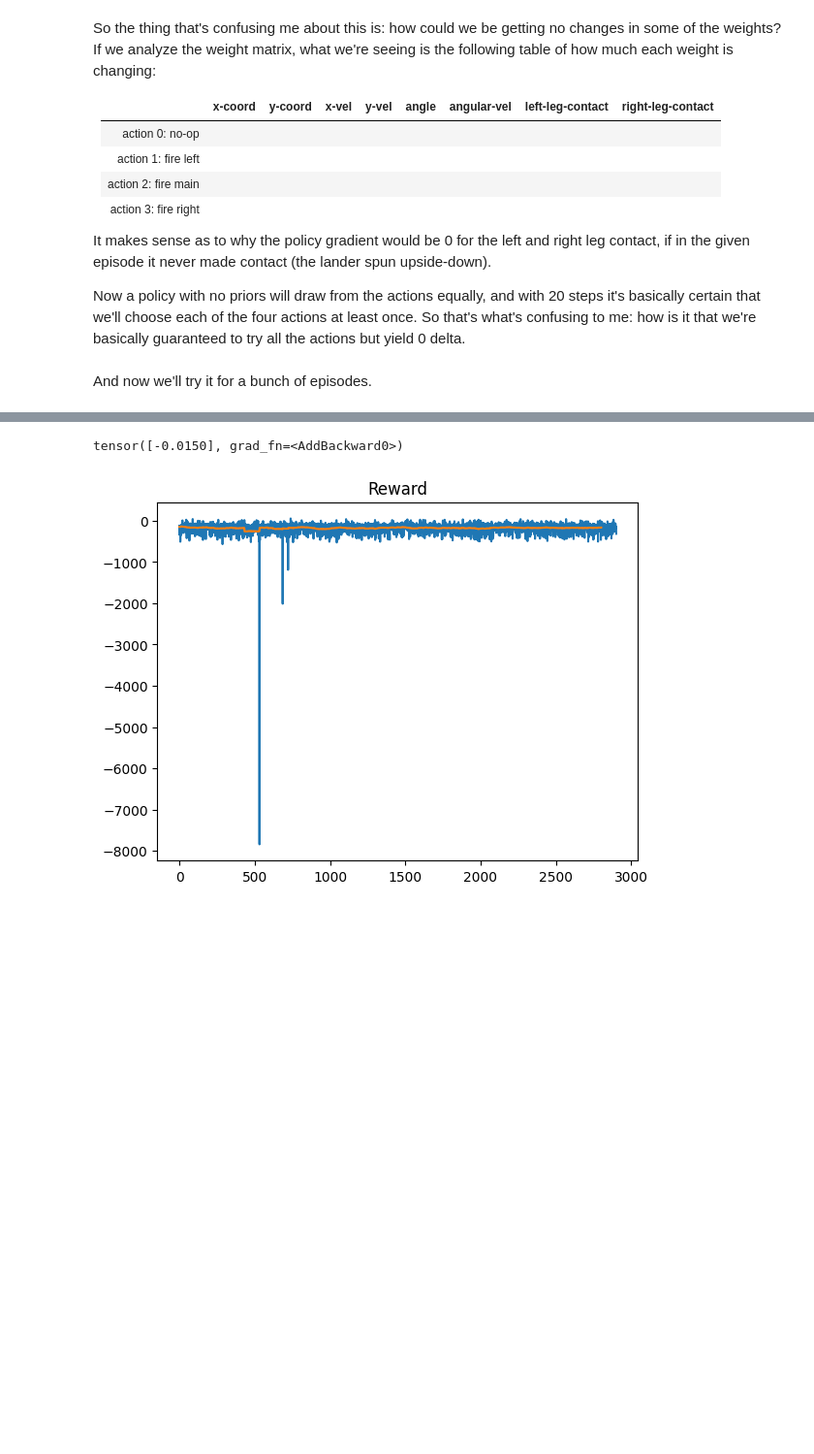
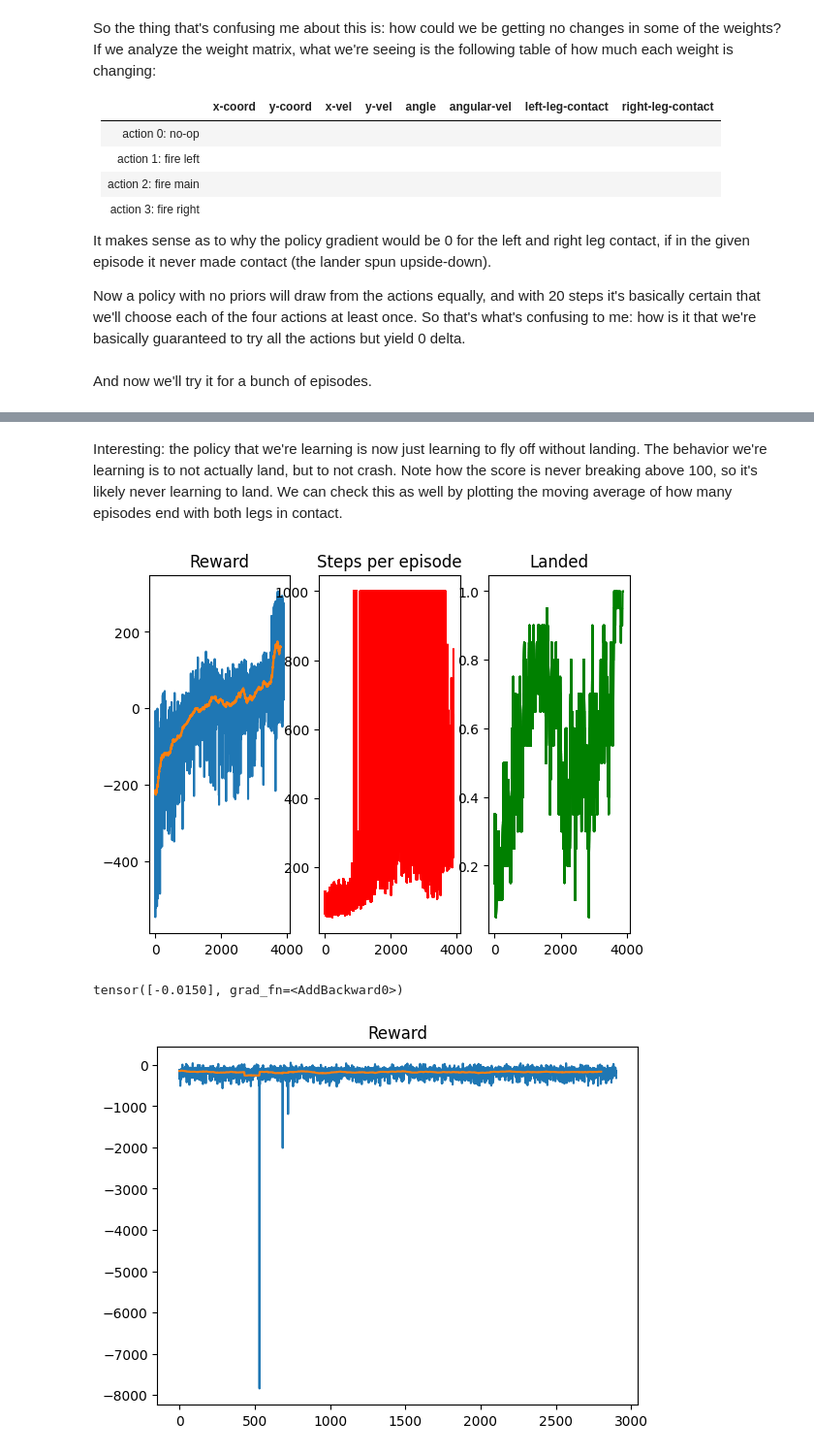
Before and after one commit to bkitano/rl-from-scratch, a Jupyter notebook: REINFORCE.ipynb, the cells around one changed output, grey strips where cells are left out. Shown at 97% size. Saved outputs shown, nothing was run; the diff lists cells and outputs as text; code cells hidden in the pictures; blank space fills up the shorter version.

Commit message:
wow, okay now we're really cooking. Graphs plotting the landing rate

```diff
--- a/REINFORCE.ipynb
+++ b/REINFORCE.ipynb
@@ -142,7 +142,6 @@ Here is a full episode of the moon landing.
 # %%
 def run_episode(model, env=env):
     observation, _ = env.reset()
-    step = 0
 
     rewards = []
     log_probs = []
@@ -160,7 +159,6 @@ def run_episode(model, env=env):
 
         if terminated:
             break
-        step += 1
 
     rewards = torch.tensor(rewards)
 
@@ -265,10 +266,9 @@ rewards_track = []
 fig = plt.figure()
 ax = fig.add_subplot(1,1,1)
 
-for i in range(1000):
-    rewards, log_probs = run_episode(model)
-    d_rewards = discount_rewards(rewards, gamma)
-    update(model, log_probs, d_rewards)
+for i in range(10000):
+    rewards, log_probs, actions, observations = run_episode(model)
+    update(model, log_probs, rewards)
 
     rewards_track += [sum(rewards).detach().tolist()]
 
@@ -298,3 +422,58 @@ Taking a step back here, how are we even getting a reward of -40000? It seems to
+# %% [markdown]
+Interesting: the policy that we're learning is now just learning to fly off without landing. The behavior we're learning is to not actually land, but to not crash. Note how the score is never breaking above 100, so it's likely never learning to land. We can check this as well by plotting the moving average of how many episodes end with both legs in contact.
+# %%
+from matplotlib import pyplot as plt
+from IPython.display import display, clear_output
+
+network_shape = env.observation_space.shape[0], (env.action_space.n - env.action_space.start)
+model = PolicyNetwork(*network_shape)
+
+rewards_track = []
+steps_per_episode = []
+landed = []
+
+fig = plt.figure()
+ax = fig.add_subplot(1,3,1)
+ax2 = fig.add_subplot(1,3,2)
+ax3 = fig.add_subplot(1,3,3)
+
+for i in range(4000):
+    rewards, log_probs, actions, observations = run_episode(model)
+    update(model, log_probs, rewards)
+
+    rewards_track += [sum(rewards).detach().tolist()]
+    steps_per_episode += [len(actions)]
+    landed += [observations[-1, -2:].sum() == 2]
+
+    if i % 100 == 0:
+        ax.clear()
+        ax.plot(rewards_track)
+        ax.set_title("Reward")
+
+        # add a smoothed version
+        if len(rewards_track) > 100:
+            smoothed = [np.mean(rewards_track[i:i+100]) for i in range(len(rewards_track) - 100)]
+            ax.plot(smoothed)
+
+        # also plot the number of steps
+        ax2.plot(steps_per_episode, color='red')
+        ax2.set_title("Steps per episode")
+
+        # and the number of times we landed
+        ax3.set_title("Landed")
+        if len(landed) > 20:
+            smoothed = [np.mean(landed[i:i+20]) for i in range(len(landed) - 20)]
+            ax3.plot(smoothed, color='green')
+
+        display(fig)
+        clear_output(wait=True)
+        plt.pause(0.001)
+
+        if sum(rewards_track[-100:]) / 100 > 195:
+            print("Solved!")
+            break
+# %% [output]
+[figure, added]
 # %%
 import torch
 import torch.nn as nn
```
Also changed, not shown: parts of 10 cells of this notebook.
